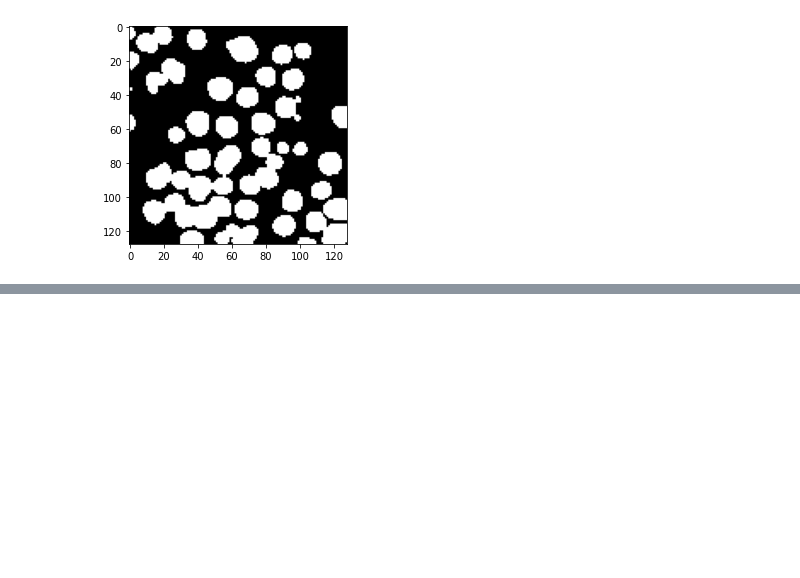
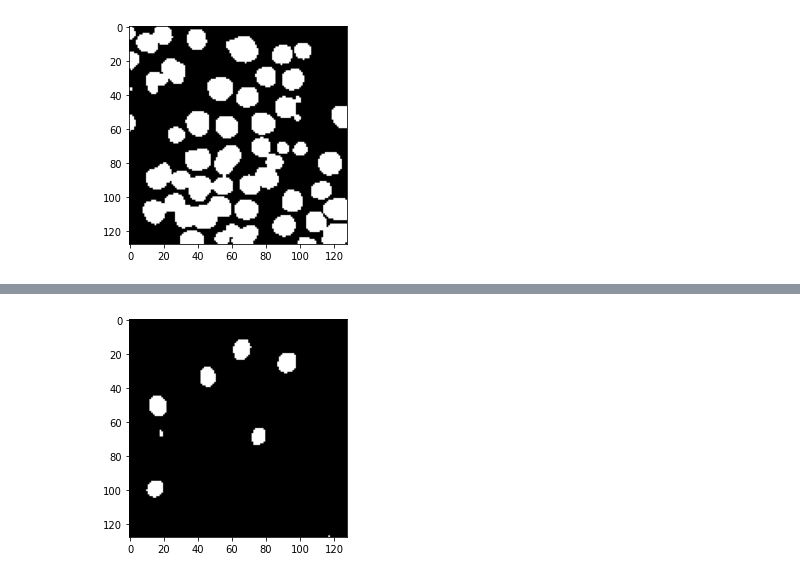
Before and after one commit to IshaqKHATTAK/Computer-Vision, a Jupyter notebook: UNET_Image_segmentation.ipynb, the cells around one changed output, grey strips where cells are left out. Cells and saved outputs as stored; diff of their text form; code cells hidden in the pictures; blank space fills up the shorter version.

```diff
--- a/UNET_Image_segmentation.ipynb
+++ b/UNET_Image_segmentation.ipynb
@@ -268,0 +276,6 @@ have a look at some validation set examples
+# %%
+tmp = np.squeeze(preds_test_t[ix]).astype(np.float32)
+plt.imshow(np.dstack((tmp,tmp,tmp)))
+plt.show()
+# %% [output]
+[figure, added]
```
Also changed, not shown: parts of 2 cells of this notebook.
